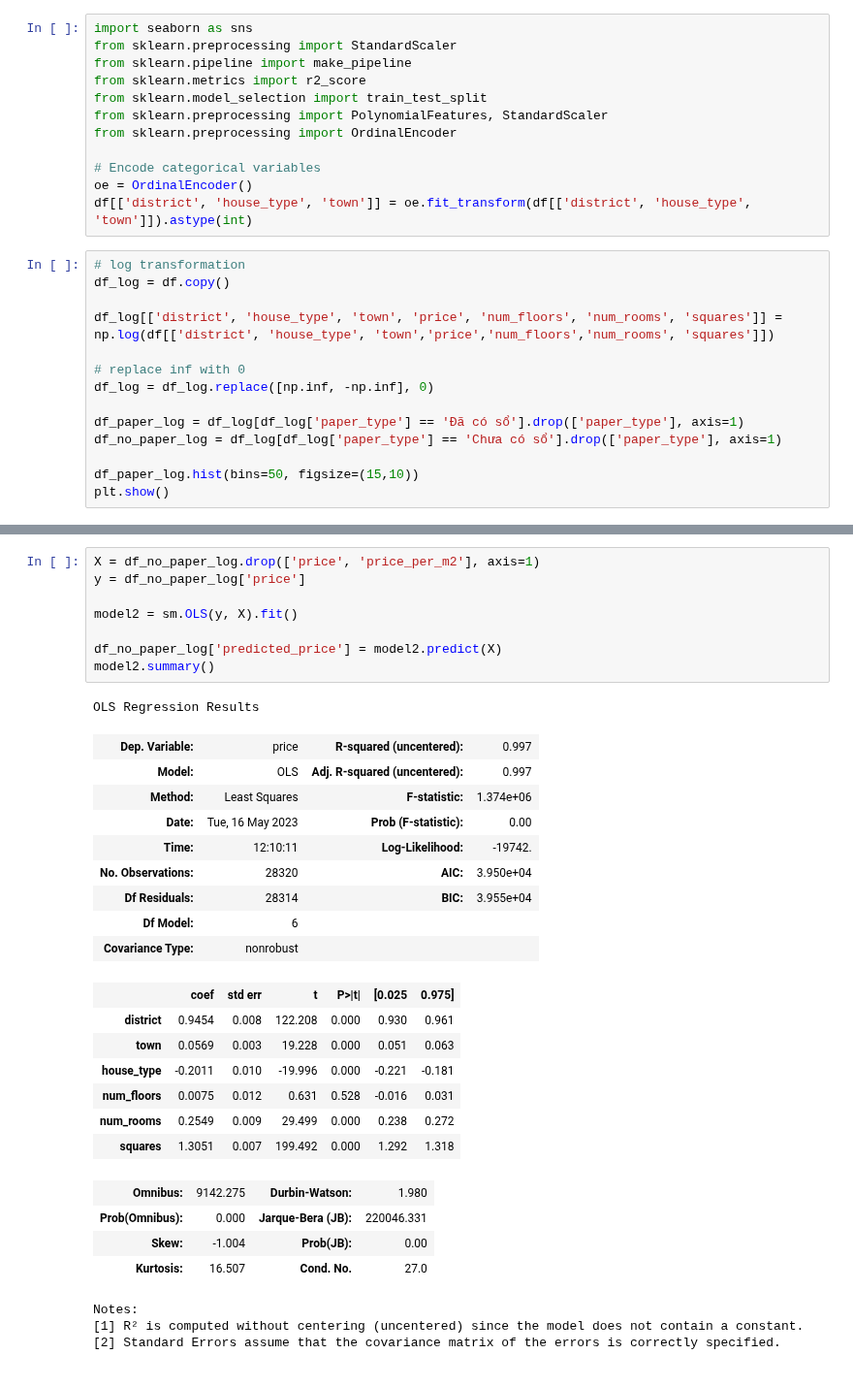
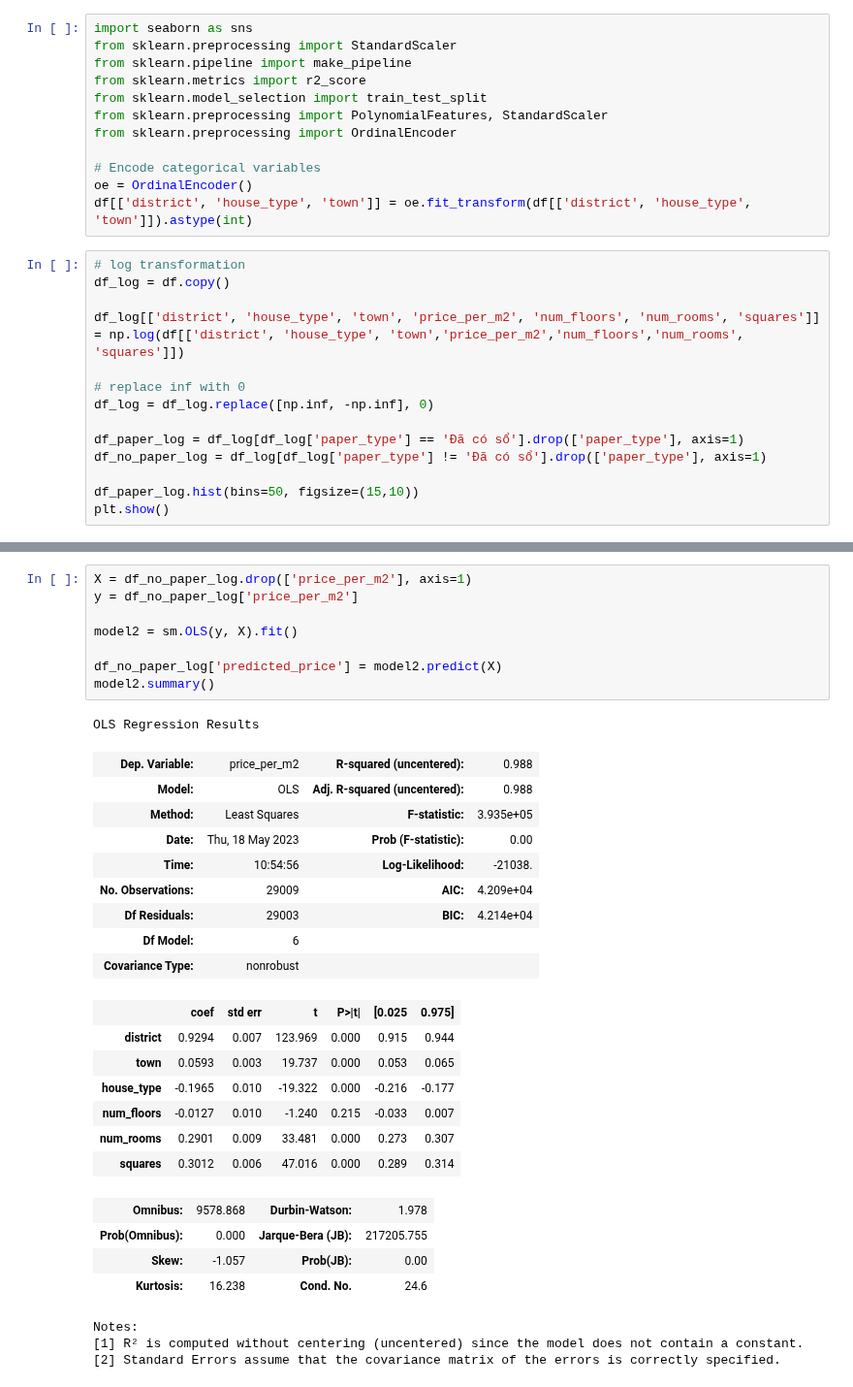
Before and after one commit to TienDat57/Project-DV, a Jupyter notebook: notebook/Question6.ipynb, the cells around one changed output, grey strips where cells are left out. Shown at 97% size. Drawn from its saved outputs; the diff is of its cells as text.

```diff
--- a/notebook/Question6.ipynb
+++ b/notebook/Question6.ipynb
@@ -32,13 +32,13 @@ df[['district', 'house_type', 'town']] = oe.fit_transform(df[['district', 'house
 # log transformation
 df_log = df.copy()
 
-df_log[['district', 'house_type', 'town', 'price', 'num_floors', 'num_rooms', 'squares']] = np.log(df[['district', 'house_type', 'town','price','num_floors','num_rooms', 'squares']])
+df_log[['district', 'house_type', 'town', 'price_per_m2', 'num_floors', 'num_rooms', 'squares']] = np.log(df[['district', 'house_type', 'town','price_per_m2','num_floors','num_rooms', 'squares']])
 
 # replace inf with 0
 df_log = df_log.replace([np.inf, -np.inf], 0)
 
 df_paper_log = df_log[df_log['paper_type'] == 'Đã có sổ'].drop(['paper_type'], axis=1)
-df_no_paper_log = df_log[df_log['paper_type'] == 'Chưa có sổ'].drop(['paper_type'], axis=1)
+df_no_paper_log = df_log[df_log['paper_type'] != 'Đã có sổ'].drop(['paper_type'], axis=1)
 
 df_paper_log.hist(bins=50, figsize=(15,10))
 plt.show()
@@ -57,33 +84,33 @@ df_paper_log['predicted_price'] = model1.predict(X)
 # %%
-X = df_no_paper_log.drop(['price', 'price_per_m2'], axis=1)
-y = df_no_paper_log['price']
+X = df_no_paper_log.drop(['price_per_m2'], axis=1)
+y = df_no_paper_log['price_per_m2']
 
 model2 = sm.OLS(y, X).fit()
 
 df_no_paper_log['predicted_price'] = model2.predict(X)
 model2.summary()
 # %% [output]
 OLS Regression Results
-| Dep. Variable: | price | R-squared (uncentered): | 0.997 |
-| Model: | OLS | Adj. R-squared (uncentered): | 0.997 |
-| Method: | Least Squares | F-statistic: | 1.374e+06 |
-| Date: | Tue, 16 May 2023 | Prob (F-statistic): | 0.00 |
-| Time: | 12:10:11 | Log-Likelihood: | -19742. |
-| No. Observations: | 28320 | AIC: | 3.950e+04 |
-| Df Residuals: | 28314 | BIC: | 3.955e+04 |
+| Dep. Variable: | price_per_m2 | R-squared (uncentered): | 0.988 |
+| Model: | OLS | Adj. R-squared (uncentered): | 0.988 |
+| Method: | Least Squares | F-statistic: | 3.935e+05 |
+| Date: | Thu, 18 May 2023 | Prob (F-statistic): | 0.00 |
+| Time: | 10:54:56 | Log-Likelihood: | -21038. |
+| No. Observations: | 29009 | AIC: | 4.209e+04 |
+| Df Residuals: | 29003 | BIC: | 4.214e+04 |
 | Df Model: | 6 |  |  |
 | Covariance Type: | nonrobust |  |  |
 |  | coef | std err | t | P>|t| | [0.025 | 0.975] |
-| district | 0.9454 | 0.008 | 122.208 | 0.000 | 0.930 | 0.961 |
-| town | 0.0569 | 0.003 | 19.228 | 0.000 | 0.051 | 0.063 |
-| house_type | -0.2011 | 0.010 | -19.996 | 0.000 | -0.221 | -0.181 |
-| num_floors | 0.0075 | 0.012 | 0.631 | 0.528 | -0.016 | 0.031 |
-| num_rooms | 0.2549 | 0.009 | 29.499 | 0.000 | 0.238 | 0.272 |
-| squares | 1.3051 | 0.007 | 199.492 | 0.000 | 1.292 | 1.318 |
+| district | 0.9294 | 0.007 | 123.969 | 0.000 | 0.915 | 0.944 |
+| town | 0.0593 | 0.003 | 19.737 | 0.000 | 0.053 | 0.065 |
+| house_type | -0.1965 | 0.010 | -19.322 | 0.000 | -0.216 | -0.177 |
+| num_floors | -0.0127 | 0.010 | -1.240 | 0.215 | -0.033 | 0.007 |
+| num_rooms | 0.2901 | 0.009 | 33.481 | 0.000 | 0.273 | 0.307 |
+| squares | 0.3012 | 0.006 | 47.016 | 0.000 | 0.289 | 0.314 |
-| Omnibus: | 9142.275 | Durbin-Watson: | 1.980 |
-| Prob(Omnibus): | 0.000 | Jarque-Bera (JB): | 220046.331 |
-| Skew: | -1.004 | Prob(JB): | 0.00 |
-| Kurtosis: | 16.507 | Cond. No. | 27.0 |
+| Omnibus: | 9578.868 | Durbin-Watson: | 1.978 |
+| Prob(Omnibus): | 0.000 | Jarque-Bera (JB): | 217205.755 |
+| Skew: | -1.057 | Prob(JB): | 0.00 |
+| Kurtosis: | 16.238 | Cond. No. | 24.6 |
 Notes:
 [1] R² is computed without centering (uncentered) since the model does not contain a constant.
 [2] Standard Errors assume that the covariance matrix of the errors is correctly specified.
```
Also changed, not shown: parts of 4 cells of this notebook, 2 other files.
